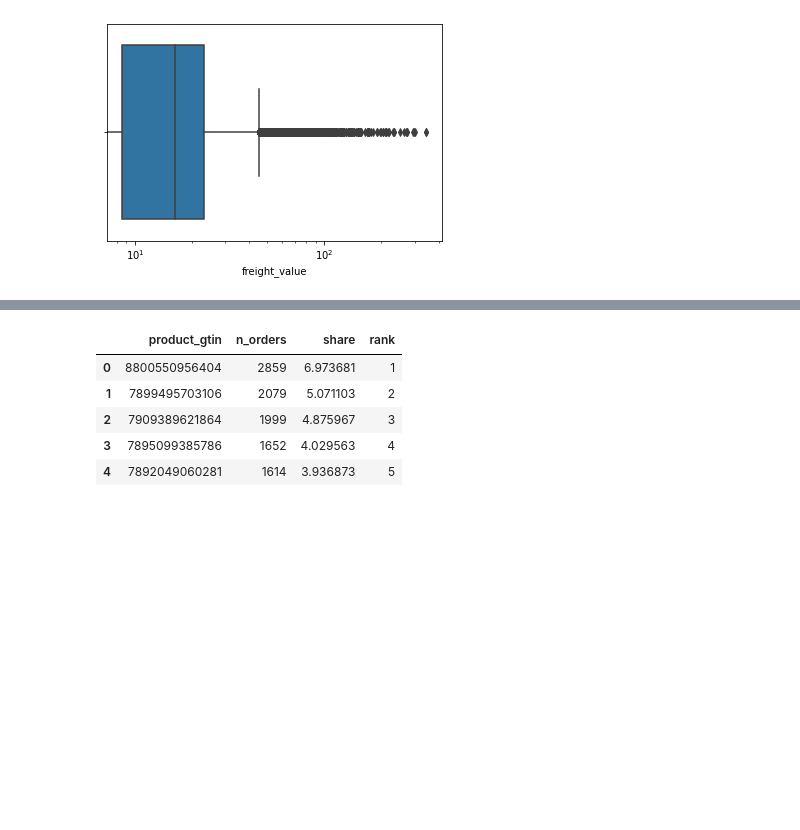
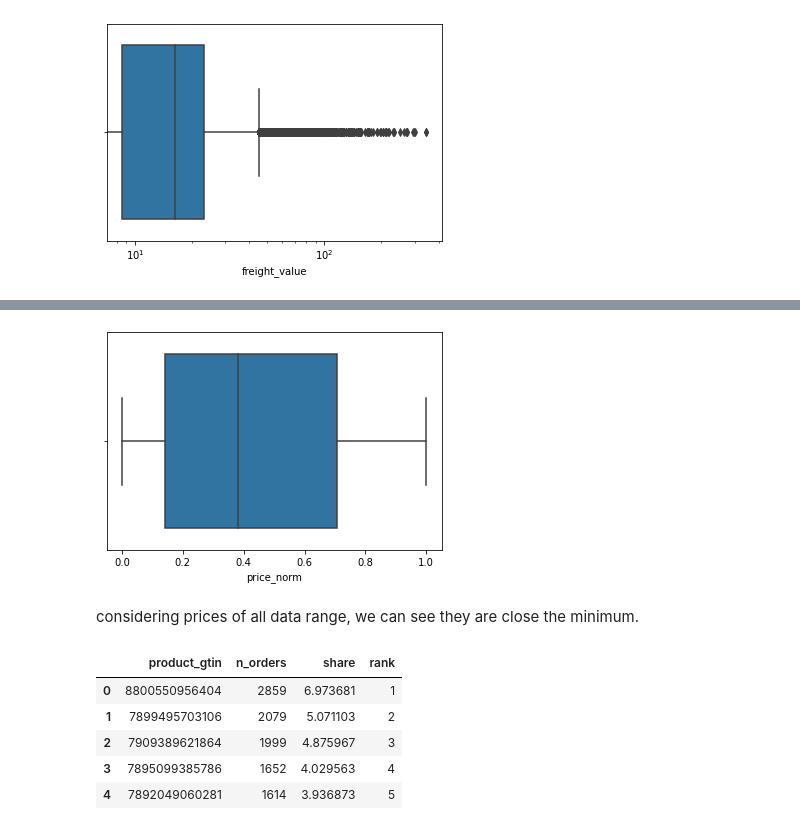
Before and after one commit to ds4a-team4/dynamic-pricing-bkp, a Jupyter notebook: EDA/EDA_Orders.ipynb, the cells around one changed output, grey strips where cells are left out. Drawn from its saved outputs; the diff is of its cells as text; code cells hidden in the pictures; blank space fills up the shorter version.

```diff
--- a/EDA_Orders.ipynb
+++ b/EDA/EDA_Orders.ipynb
@@ -52,3 +73,9 @@ g.set_xscale('log')
+# %%
+g = sns.boxplot(df_norm['price_norm'])
+# %% [output]
+[figure, added]
+# %% [markdown]
+considering prices of all data range, we can see they are close the minimum.
 # %%
 #Looking for the most frequent orders bby gtin.
 #Here, we don't have the information of how many units was each order.
```
Also changed, not shown: parts of 14 cells of this notebook, 3 other files.
